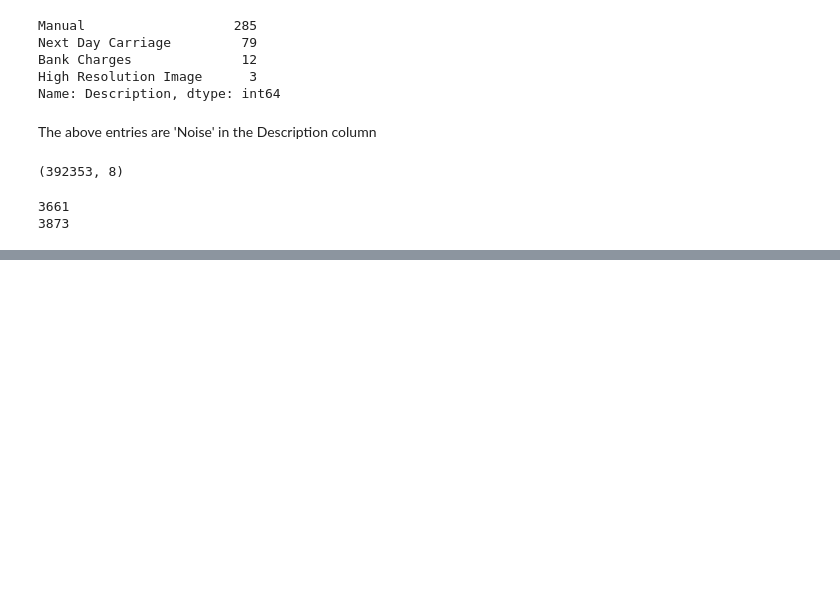
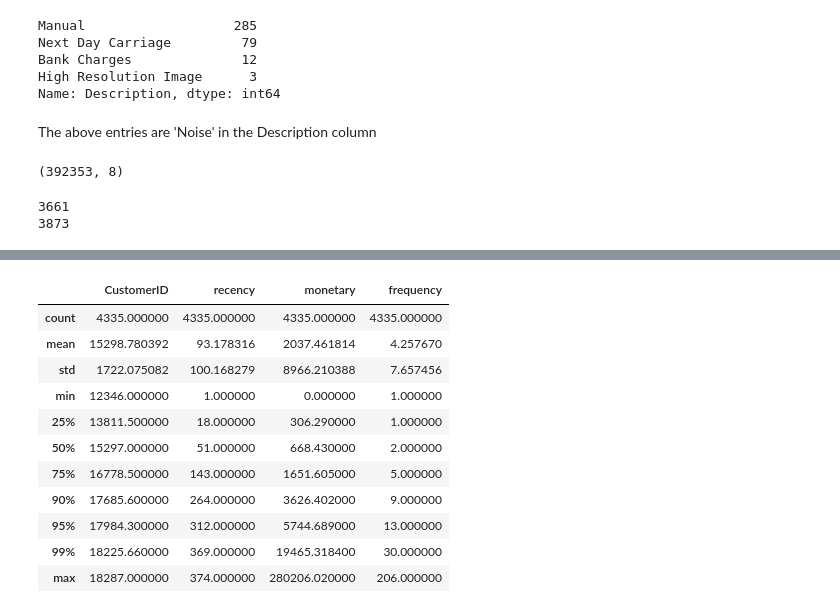
Before and after one commit to jjaskirat-ssingh/Customer-Segmentation, a Jupyter notebook: Customer Segmentation.ipynb, the cells around one changed output, grey strips where cells are left out. Cells and saved outputs as stored; diff of their text form; code cells hidden in the pictures; blank space fills up the shorter version.

```diff
--- a/Customer Segmentation.ipynb
+++ b/Customer Segmentation.ipynb
@@ -581,0 +573,15 @@ rmf.describe()
+# %%
+rmf.describe(percentiles=[0.25,0.5,0.75,0.9,0.95,0.99])
+# %% [output]
+|  | CustomerID | recency | monetary | frequency |
+| count | 4335.000000 | 4335.000000 | 4335.000000 | 4335.000000 |
+| mean | 15298.780392 | 93.178316 | 2037.461814 | 4.257670 |
+| std | 1722.075082 | 100.168279 | 8966.210388 | 7.657456 |
+| min | 12346.000000 | 1.000000 | 0.000000 | 1.000000 |
+| 25% | 13811.500000 | 18.000000 | 306.290000 | 1.000000 |
+| 50% | 15297.000000 | 51.000000 | 668.430000 | 2.000000 |
+| 75% | 16778.500000 | 143.000000 | 1651.605000 | 5.000000 |
+| 90% | 17685.600000 | 264.000000 | 3626.402000 | 9.000000 |
+| 95% | 17984.300000 | 312.000000 | 5744.689000 | 13.000000 |
+| 99% | 18225.660000 | 369.000000 | 19465.318400 | 30.000000 |
+| max | 18287.000000 | 374.000000 | 280206.020000 | 206.000000 |
```
Also changed, not shown: parts of 61 cells of this notebook.
